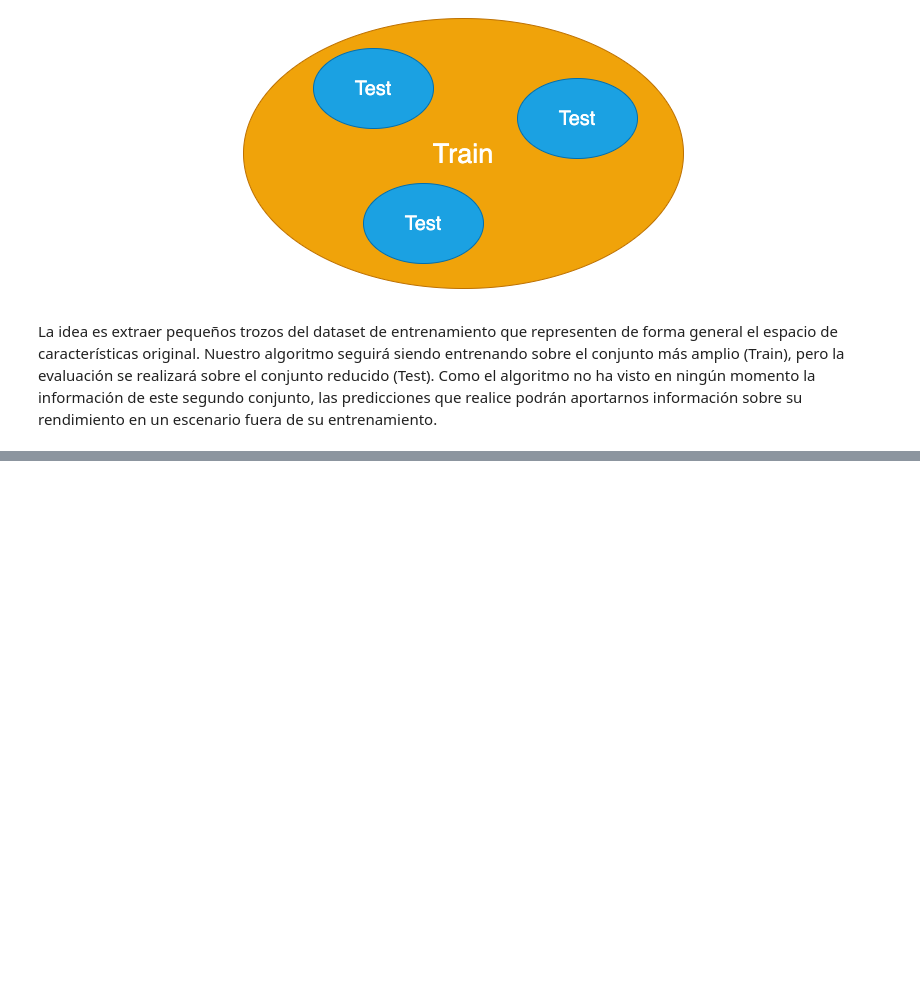
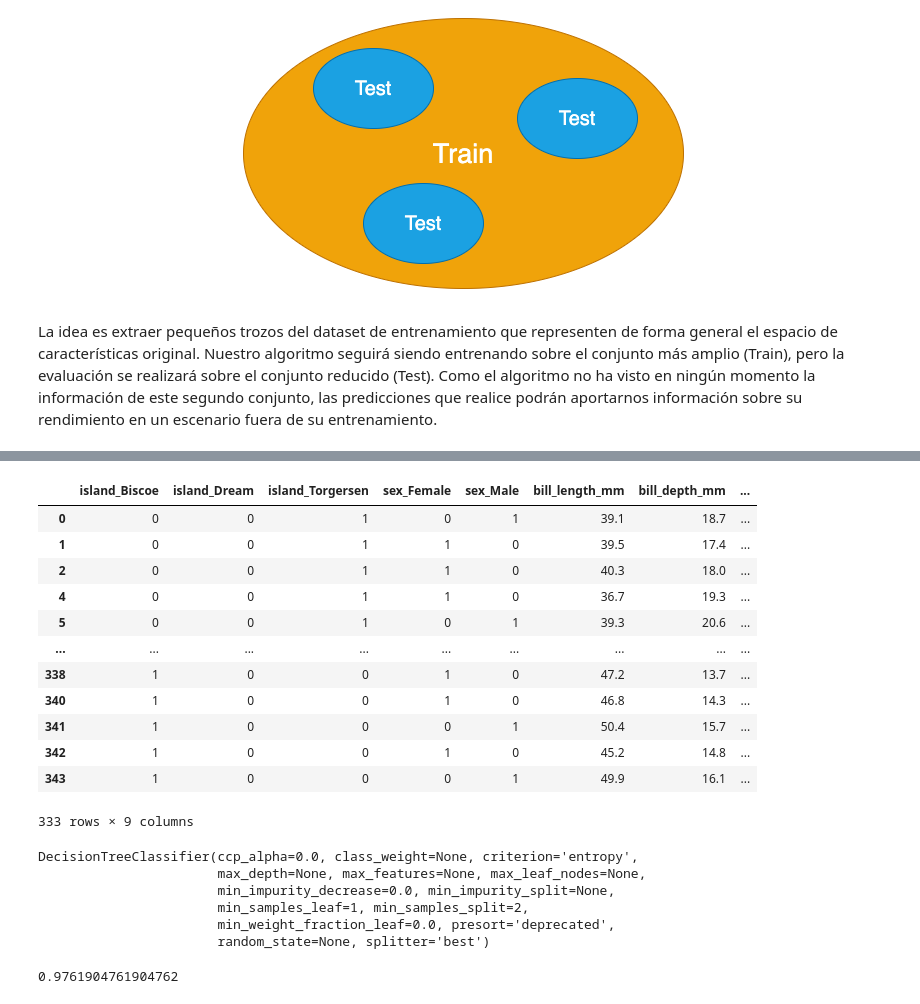
Before and after one commit to CuadraAlconero/IDAL_IA3_CuadraAlconero, a Jupyter notebook: Decision_trees.ipynb, the cells around one changed output, grey strips where cells are left out. Saved outputs shown, nothing was run; the diff lists cells and outputs as text; code cells hidden in the pictures; blank space fills up the shorter version.

```diff
--- a/Decision_trees.ipynb
+++ b/Decision_trees.ipynb
@@ -167,2 +174,4 @@ La idea es extraer pequeños trozos del dataset de entrenamiento que representen
 # %%
-dataset = sns.loa
+dataset = sns.load_dataset("penguins")
+# %%
+dataset.dropna(inplace=True)
@@ -168,0 +194,24 @@ dataset = sns.loa
+# %%
+# Train/Test Split
+one_hot_encoding = pd.get_dummies(dataset.loc[:, ['island', 'sex']])
+numerical_variables = dataset.select_dtypes(include="number")
+X = pd.concat([one_hot_encoding, numerical_variables], axis=1)
+Y = dataset.iloc[:,:1]
+
+X_train, X_test, Y_train, Y_test = train_test_split(X, Y)
+# %%
+X
+# %% [output]
+|  | island_Biscoe | island_Dream | island_Torgersen | sex_Female | sex_Male | bill_length_mm | bill_depth_mm | ... |
+| 0 | 0 | 0 | 1 | 0 | 1 | 39.1 | 18.7 | ... |
+| 1 | 0 | 0 | 1 | 1 | 0 | 39.5 | 17.4 | ... |
+| 2 | 0 | 0 | 1 | 1 | 0 | 40.3 | 18.0 | ... |
+| 4 | 0 | 0 | 1 | 1 | 0 | 36.7 | 19.3 | ... |
+| 5 | 0 | 0 | 1 | 0 | 1 | 39.3 | 20.6 | ... |
+| ... | ... | ... | ... | ... | ... | ... | ... | ... |
+| 338 | 1 | 0 | 0 | 1 | 0 | 47.2 | 13.7 | ... |
+| 340 | 1 | 0 | 0 | 1 | 0 | 46.8 | 14.3 | ... |
+| 341 | 1 | 0 | 0 | 0 | 1 | 50.4 | 15.7 | ... |
+| 342 | 1 | 0 | 0 | 1 | 0 | 45.2 | 14.8 | ... |
+| 343 | 1 | 0 | 0 | 0 | 1 | 49.9 | 16.1 | ... |
+333 rows × 9 columns
@@ -168,0 +220,13 @@ dataset = sns.loa
+# %%
+model.fit(X_train, Y_train)
+# %% [output]
+DecisionTreeClassifier(ccp_alpha=0.0, class_weight=None, criterion='entropy',
+                       max_depth=None, max_features=None, max_leaf_nodes=None,
+                       min_impurity_decrease=0.0, min_impurity_split=None,
+                       min_samples_leaf=1, min_samples_split=2,
+                       min_weight_fraction_leaf=0.0, presort='deprecated',
+                       random_state=None, splitter='best')
+# %%
+model.score(X_test, Y_test)
+# %% [output]
+0.9761904761904762
```
Also changed, not shown: parts of 4 cells of this notebook.
